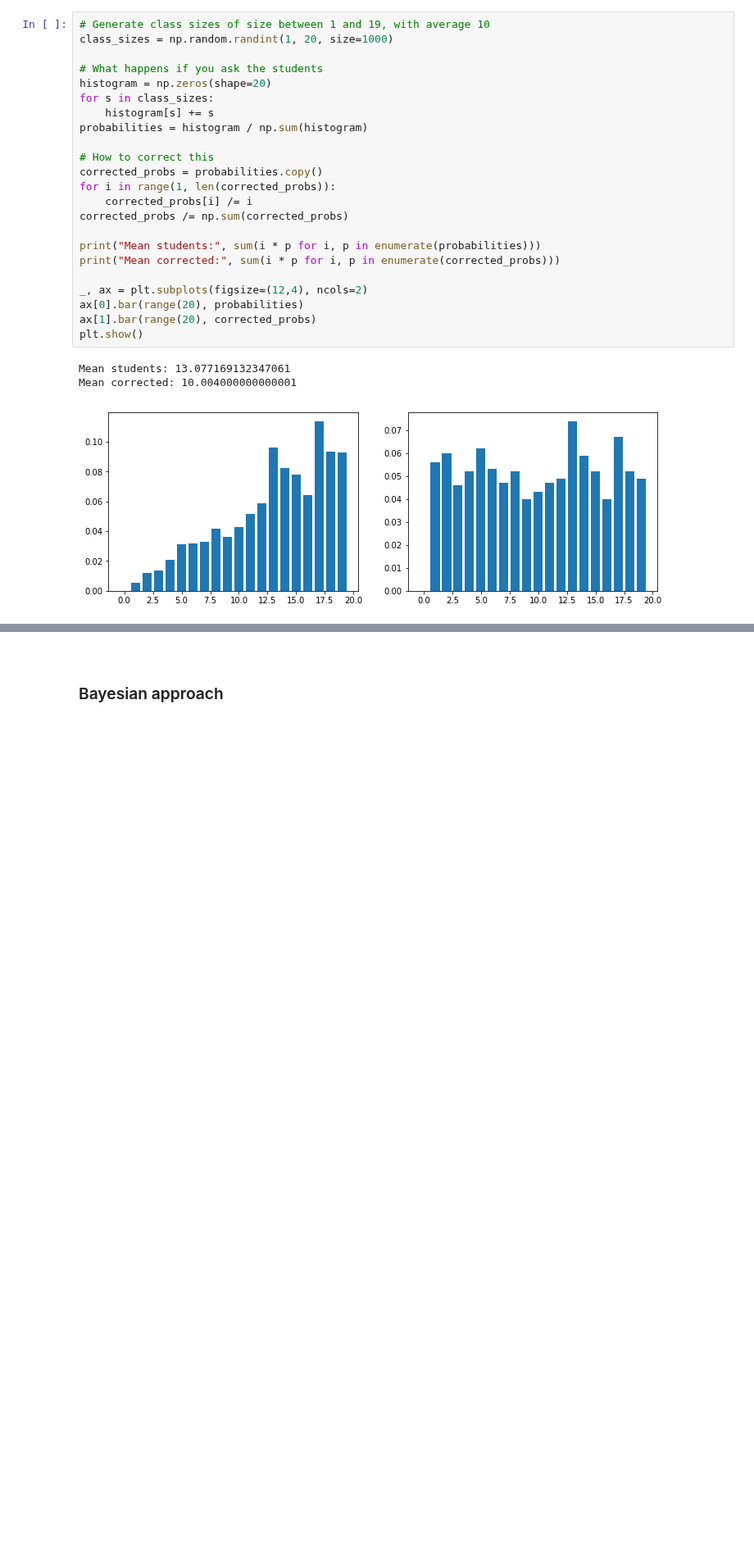
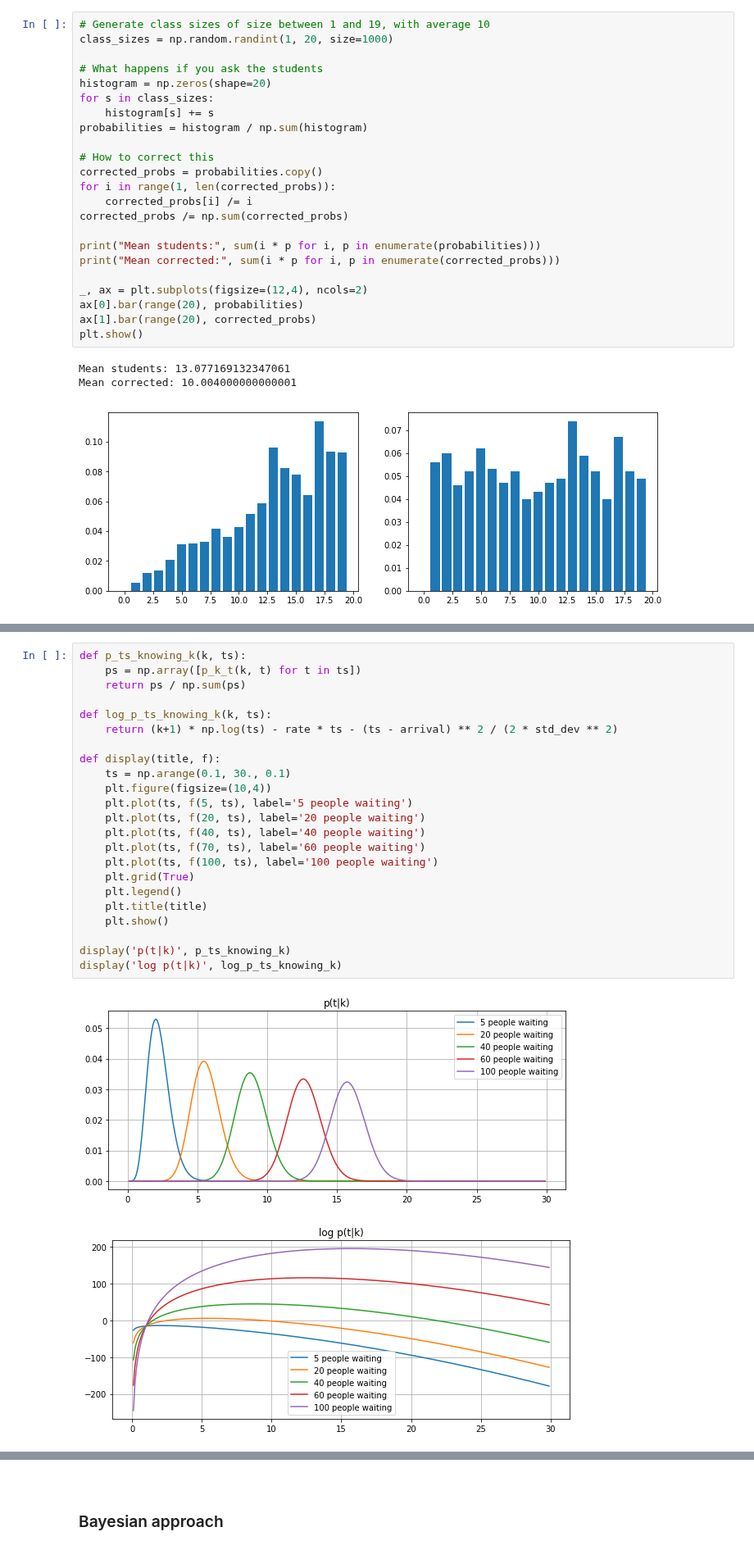
Before and after one commit to QuentinDuval/PythonExperiments, a Jupyter notebook: ml/0_basic_inference.ipynb, the cells around one changed output, grey strips where cells are left out. Shown at 82% size. Cells and saved outputs as stored; diff of their text form; blank space fills up the shorter version.

```diff
--- a/ml/0_basic_inference.ipynb
+++ b/ml/0_basic_inference.ipynb
@@ -941,0 +1041,26 @@ Clearly, this is not given great results when the number of persons is high.
+# %%
+def p_ts_knowing_k(k, ts):
+    ps = np.array([p_k_t(k, t) for t in ts])
+    return ps / np.sum(ps)
+
+def log_p_ts_knowing_k(k, ts):
+    return (k+1) * np.log(ts) - rate * ts - (ts - arrival) ** 2 / (2 * std_dev ** 2)
+
+def display(title, f):
+    ts = np.arange(0.1, 30., 0.1)
+    plt.figure(figsize=(10,4))
+    plt.plot(ts, f(5, ts), label='5 people waiting')
+    plt.plot(ts, f(20, ts), label='20 people waiting')
+    plt.plot(ts, f(40, ts), label='40 people waiting')
+    plt.plot(ts, f(70, ts), label='60 people waiting')
+    plt.plot(ts, f(100, ts), label='100 people waiting')
+    plt.grid(True)
+    plt.legend()
+    plt.title(title)
+    plt.show()
+
+display('p(t|k)', p_ts_knowing_k)
+display('log p(t|k)', log_p_ts_knowing_k)
+# %% [output]
+[figure, added]
+[figure, added]
```
Also changed, not shown: parts of 12 cells of this notebook.
